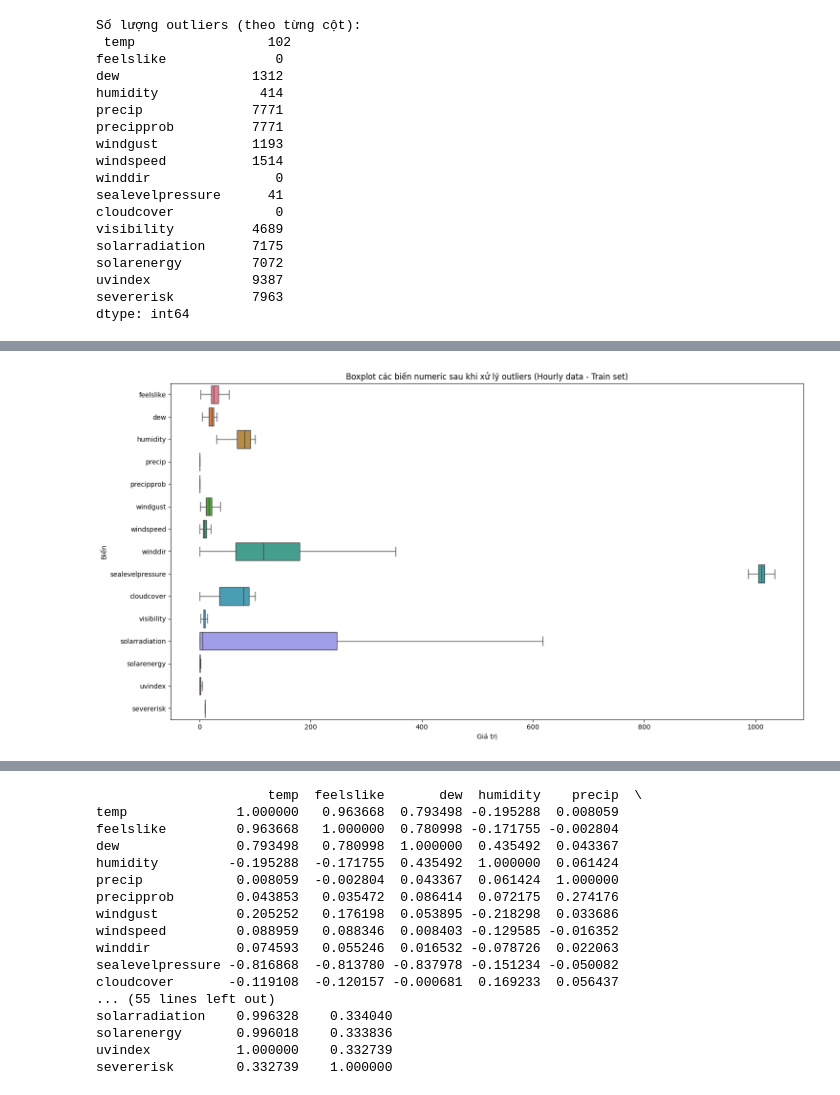
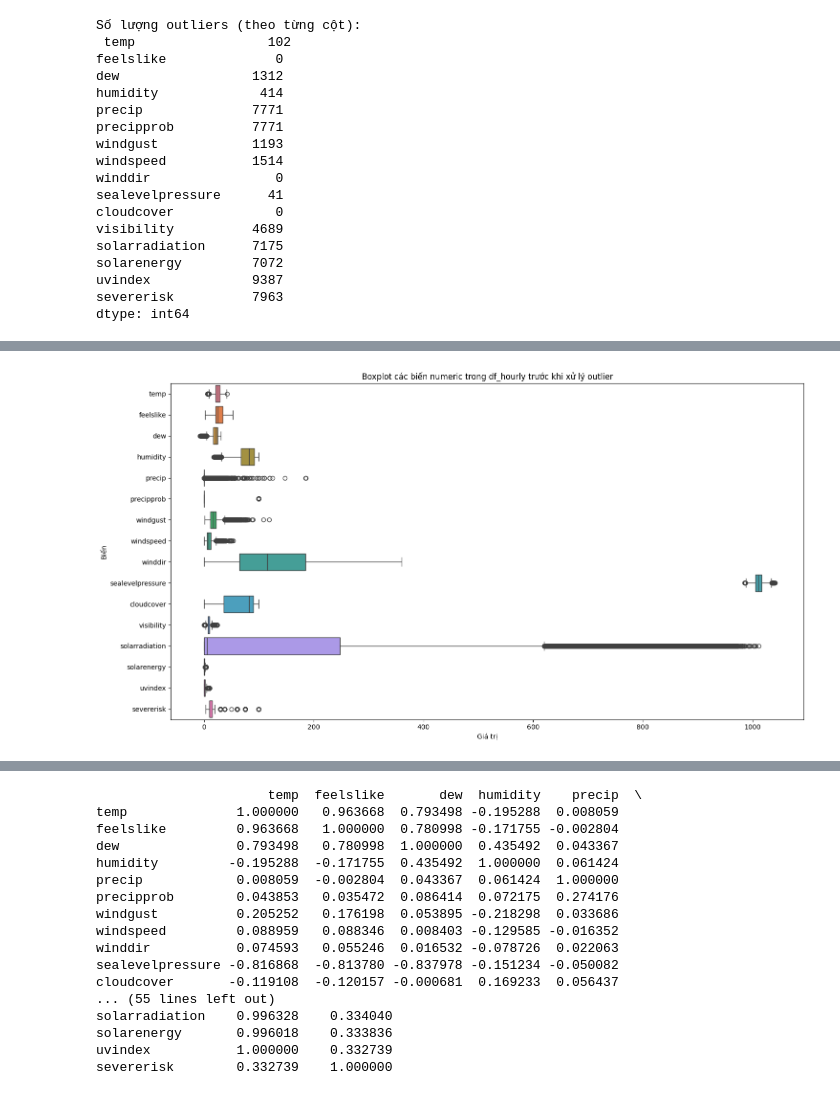
Before and after one commit to tungvoi38/Machine_Learning_Group_3, a Jupyter notebook: temperature_prediction_Hanoi/notebooks/02-data_processing.ipynb, the cells around one changed output, grey strips where cells are left out. Cells and saved outputs as stored; diff of their text form; code cells hidden in the pictures.

```diff
--- a/temperature_prediction_Hanoi/notebooks/02-data_processing.ipynb
+++ b/temperature_prediction_Hanoi/notebooks/02-data_processing.ipynb
@@ -803,14 +624,13 @@ severerisk          5068      0
-# %%
-# Chọn toàn bộ cột numeric
-numeric_cols = X_train_h_capped.select_dtypes(include=[np.number]).columns
-
-# Vẽ boxplot cho tất cả biến numeric (sau xử lý outliers)
-plt.figure(figsize=(15, 8))
-sns.boxplot(data=X_train_h_capped[numeric_cols], orient='h', showfliers=False)
-plt.title("Boxplot các biến numeric sau khi xử lý outliers (Hourly data - Train set)")
-plt.xlabel("Giá trị")
-plt.ylabel("Biến")
-plt.tight_layout()
-plt.show()
-# %% [output]
-[figure, removed]
+# %%
+numeric_cols_h = df_hourly.select_dtypes(include=['number']).columns
+
+# Vẽ boxplot
+plt.figure(figsize=(15, 8))
+sns.boxplot(data=df_hourly[numeric_cols_h], orient='h', showfliers=True)
+plt.title("Boxplot các biến numeric trong df_hourly trước khi xử lý outlier")
+plt.xlabel("Giá trị")
+plt.ylabel("Biến")
+plt.tight_layout()
+plt.show()
+# %% [output]
+[figure, added]
```
Also changed, not shown: parts of 34 cells of this notebook.
